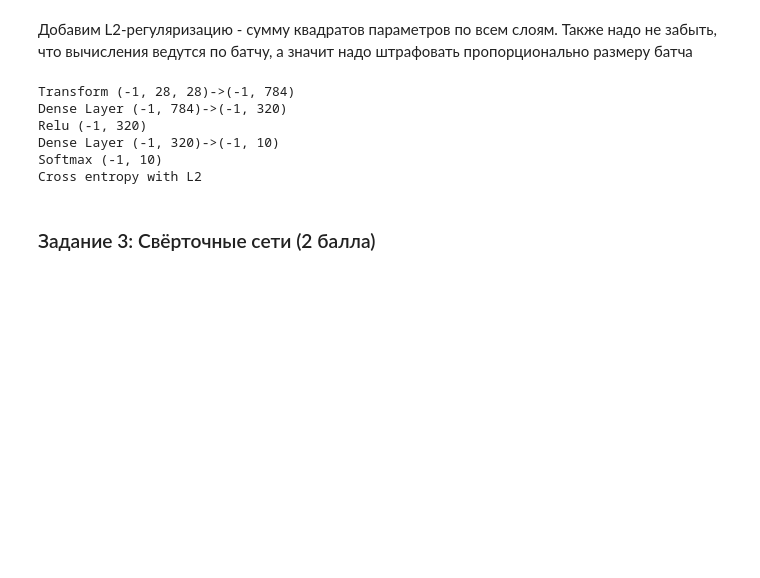
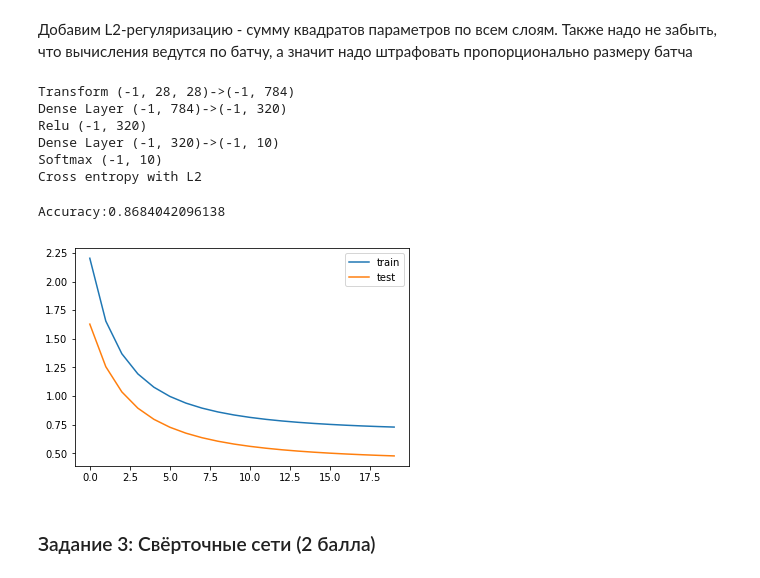
Before and after one commit to dotapetro/MLStuff, a Jupyter notebook: hw06/[hw6]Homework-First-CNN.ipynb, the cells around one changed output. Drawn from its saved outputs; the diff is of its cells as text; code cells hidden in the pictures; blank space fills up the shorter version.

Commit message:
Fixad adam todo conv

```diff
--- a/hw06/[hw6]Homework-First-CNN.ipynb
+++ b/hw06/[hw6]Homework-First-CNN.ipynb
@@ -460,6 +474,10 @@ Cross entropy with L2
 # %%
-optimizer = MomentOptimizer(1e-7, 0.5)
-# train(net, optimizer, 50, 128, X_train, y_train, X_test, y_test)
+# Надо выполнить блоки кода снизу где adam
+optimizer = Adam(1e-5)
+train(net, optimizer, 20, 128, X_train, y_train, X_test, y_test)
+# %% [output]
+Accuracy:0.8684042096138
+[figure, added]
 # %% [markdown]
 ### Задание 3: Свёрточные сети (2 балла)
 # %% [markdown]
```
Also changed, not shown: parts of 11 cells of this notebook.
